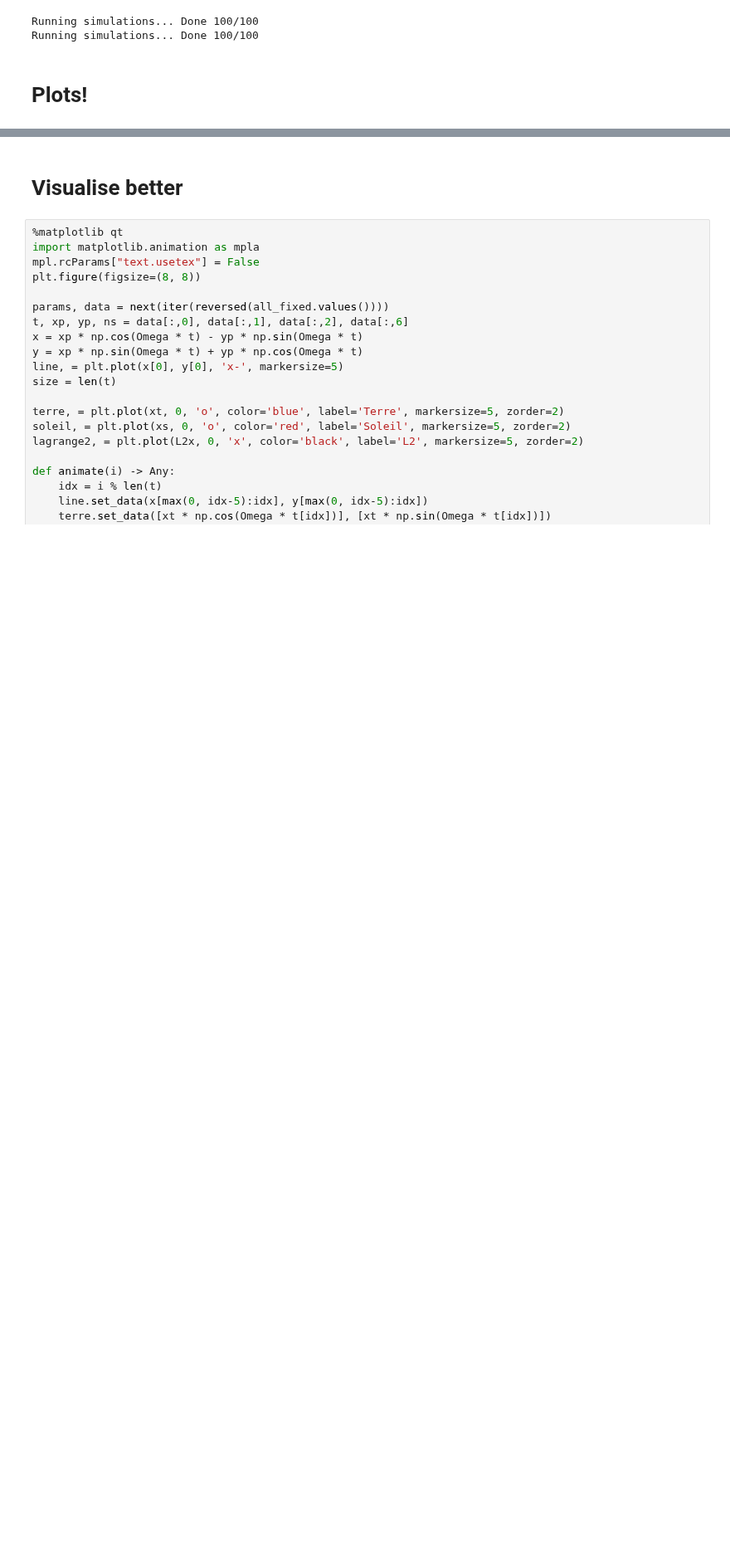
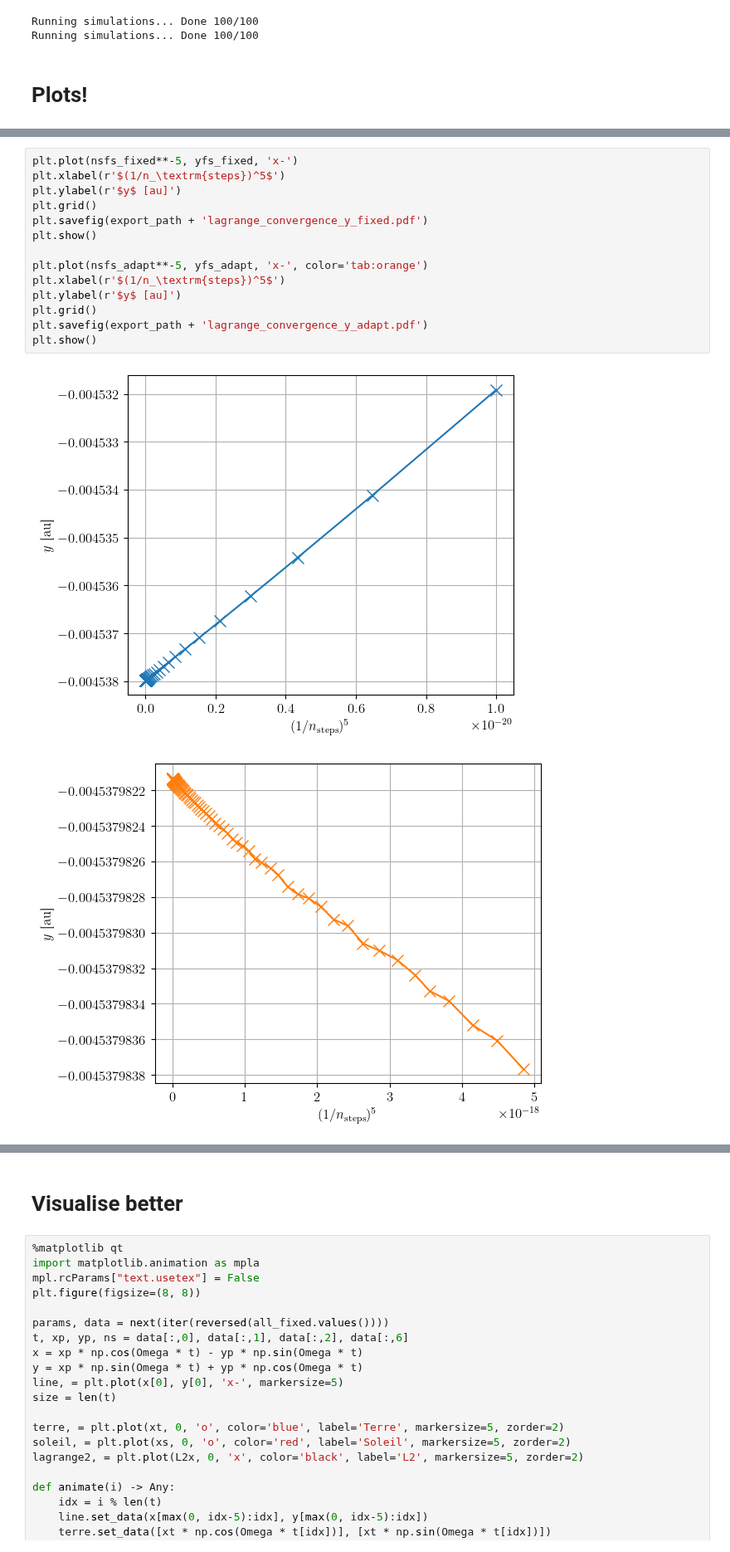
Before and after one commit to TomVdt/PhysNum, a Jupyter notebook: exercice3/analysis/analysis3bi.ipynb, the cells around one changed output, grey strips where cells are left out. Shown at 83% size. Saved outputs shown, nothing was run; the diff lists cells and outputs as text; blank space fills up the shorter version.

```diff
--- a/exercice3/analysis/analysis3bi.ipynb
+++ b/exercice3/analysis/analysis3bi.ipynb
@@ -158 +143,18 @@ plt.grid()
+# %%
+plt.plot(nsfs_fixed**-5, yfs_fixed, 'x-')
+plt.xlabel(r'$(1/n_\textrm{steps})^5$')
+plt.ylabel(r'$y$ [au]')
+plt.grid()
+plt.savefig(export_path + 'lagrange_convergence_y_fixed.pdf')
+plt.show()
+
+plt.plot(nsfs_adapt**-5, yfs_adapt, 'x-', color='tab:orange')
+plt.xlabel(r'$(1/n_\textrm{steps})^5$')
+plt.ylabel(r'$y$ [au]')
+plt.grid()
+plt.savefig(export_path + 'lagrange_convergence_y_adapt.pdf')
+plt.show()
+# %% [output]
+[figure, added]
+[figure, added]
 # %%
```
Also changed, not shown: parts of 12 cells of this notebook, 9 other files.
